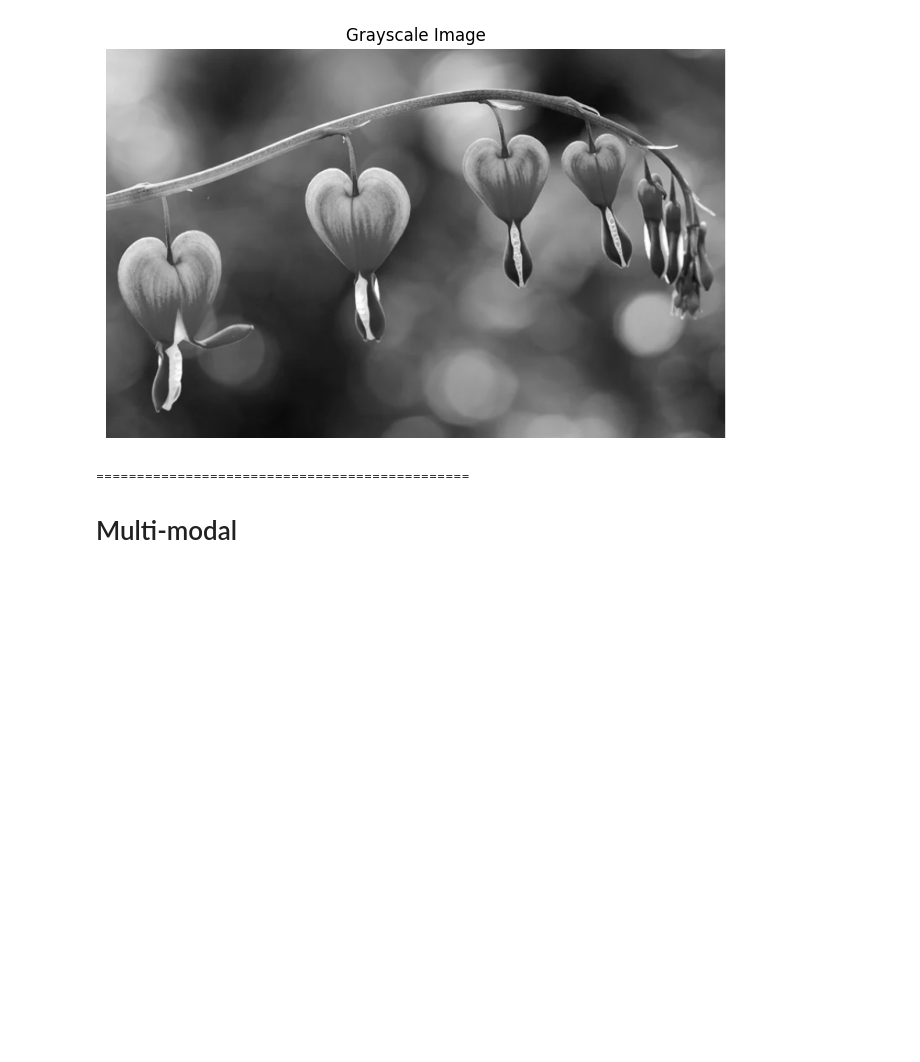
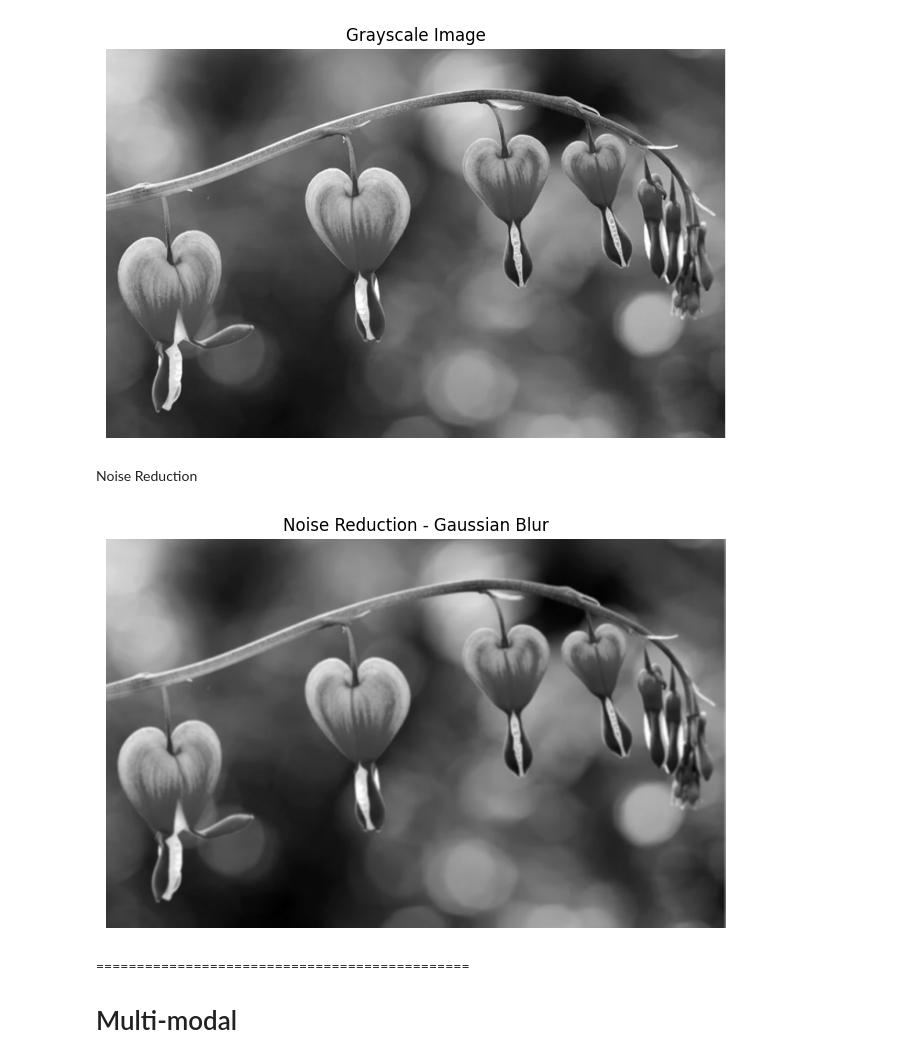
Before and after one commit to YuliiaRysinska/atu-bdaai-classroom-ai-vision-nlp-2026-ca2-assignment-AI-CA2-2026, a Jupyter notebook: CA2_Template.ipynb, the cells around one changed output. Drawn from its saved outputs; the diff is of its cells as text; code cells hidden in the pictures; blank space fills up the shorter version.

Commit message:
reduct Noise

```diff
--- a/CA2_Template.ipynb
+++ b/CA2_Template.ipynb
@@ -300,6 +300,21 @@ plt.axis("off")
 plt.show()
 # %% [output]
 [figure]
+# %% [markdown]
+Noise Reduction
+# %%
+# Apply Gaussian Blur
+# Reduces image noise and smooths image
+blur = cv2.GaussianBlur(gray, (5,5), 0)
+
+# Display blurred image
+plt.figure(figsize=(8,6))
+plt.imshow(blur, cmap="gray")
+plt.title("Noise Reduction - Gaussian Blur")
+plt.axis("off")
+plt.show()
+# %% [output]
+[figure, added]
 # %% [markdown]
 ==============================================
 # Multi-modal
```
